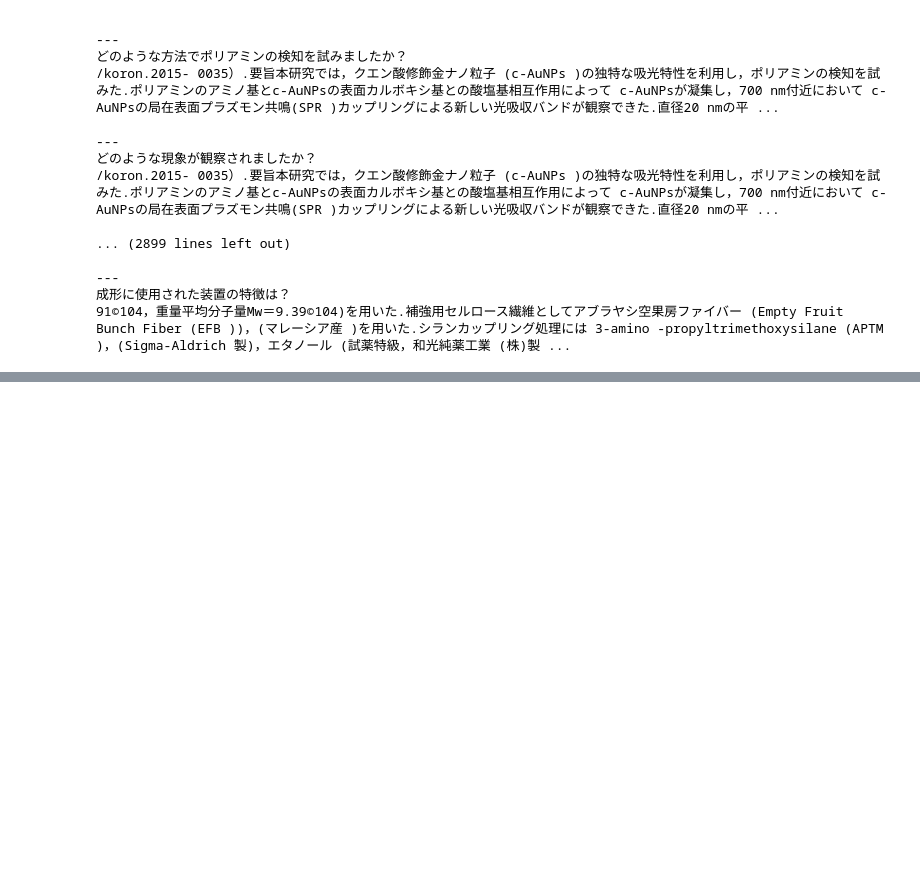
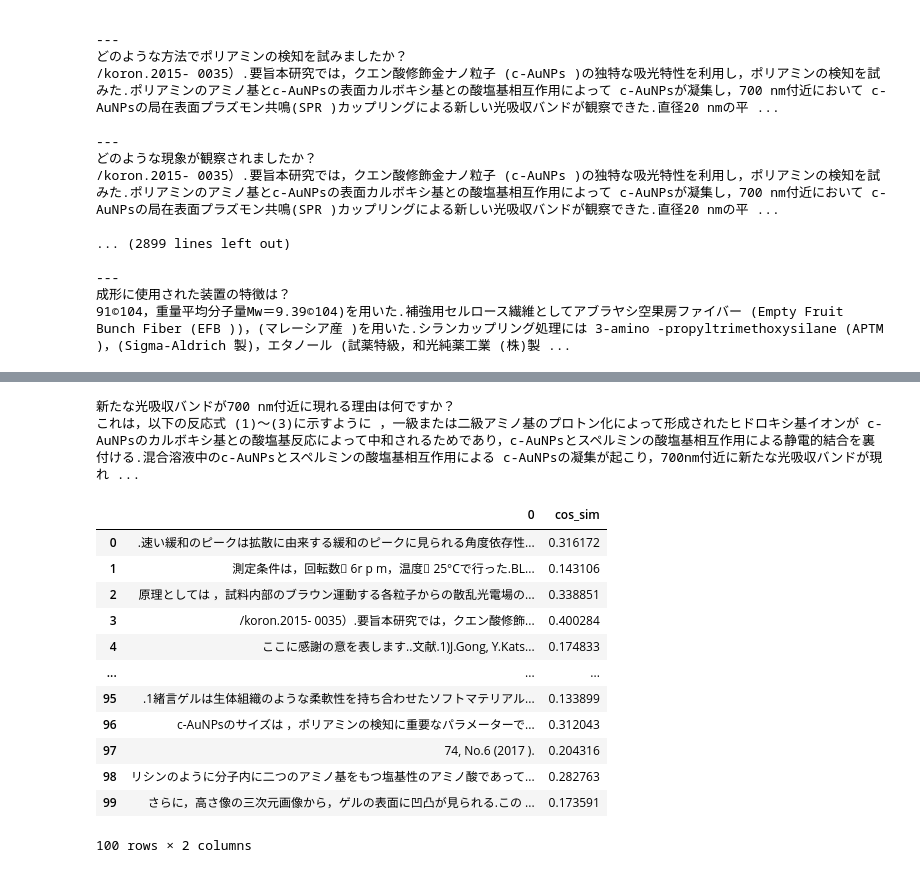
Before and after one commit to KanHatakeyama/HybridLLMBot, a Jupyter notebook: 0619qa_dataset.ipynb, the cells around one changed output, grey strips where cells are left out. Drawn from its saved outputs; the diff is of its cells as text; code cells hidden in the pictures; blank space fills up the shorter version.

Commit message:
sbert_train

```diff
--- a/0619qa_dataset.ipynb
+++ b/0619qa_dataset.ipynb
@@ -57 +57,46 @@ df[["Q","A"]]
 873 rows × 2 columns
+# %%
+from sentence_transformers import SentenceTransformer, SentencesDataset, InputExample, losses, models
+from sentence_transformers import SentenceTransformer, InputExample
+from torch.utils.data import DataLoader
+
+dataset=[(i,j) for i,j in zip(df["Q"],df["A"])]
+train_examples = [InputExample(texts=[i[0],i[1]], label=1.0) for i in dataset]
+train_dataloader = DataLoader(train_examples, shuffle=True, batch_size=16)
+# %%
+
+from sentence_transformers import SentenceTransformer, util
+q_id=2
+def check_similarity(q_id,model):
+    target_q=dataset[q_id][0]
+    answers=[i[1] for i in dataset][:100]
+    q_embeddings=model.encode(target_q)
+    a_embeddings=model.encode(answers)
+    cos_sim = util.cos_sim(q_embeddings, a_embeddings)[0]
+    print(target_q)
+    print(answers[q_id])
+    a_df=pd.DataFrame(answers)
+    a_df["cos_sim"]=cos_sim
+    a_df.sort_values("cos_sim",ascending=False)
+    return a_df
+# %%
+bert = models.Transformer('sonoisa/sentence-bert-base-ja-mean-tokens-v2')
+pooling = models.Pooling(bert.get_word_embedding_dimension())
+model = SentenceTransformer(modules=[bert, pooling])
+check_similarity(6,model)
+# %% [output]
+新たな光吸収バンドが700 nm付近に現れる理由は何ですか？
+これは，以下の反応式 (1)～(3)に示すように ，一級または二級アミノ基のプロトン化によって形成されたヒドロキシ基イオンが c-AuNPsのカルボキシ基との酸塩基反応によって中和されるためであり，c-AuNPsとスペルミンの酸塩基相互作用による静電的結合を裏付ける.混合溶液中のc-AuNPsとスペルミンの酸塩基相互作用による c-AuNPsの凝集が起こり，700nm付近に新たな光吸収バンドが現れ ...
+|  | 0 | cos_sim |
+| 0 | .速い緩和のピークは拡散に由来する緩和のピークに見られる角度依存性... | 0.316172 |
+| 1 | 測定条件は，回転数 6r p m，温度 25°Cで行った.BL... | 0.143106 |
+| 2 | 原理としては ，試料内部のブラウン運動する各粒子からの散乱光電場の... | 0.338851 |
+| 3 | /koron.2015- 0035）.要旨本研究では，クエン酸修飾... | 0.400284 |
+| 4 | ここに感謝の意を表します..文献.1)J.Gong, Y.Kats... | 0.174833 |
+| ... | ... | ... |
+| 95 | .1緒言ゲルは生体組織のような柔軟性を持ち合わせたソフトマテリアル... | 0.133899 |
+| 96 | c-AuNPsのサイズは ，ポリアミンの検知に重要なパラメーターで... | 0.312043 |
+| 97 | 74, No.6 (2017 ). | 0.204316 |
+| 98 | リシンのように分子内に二つのアミノ基をもつ塩基性のアミノ酸であって... | 0.282763 |
+| 99 | さらに，高さ像の三次元画像から，ゲルの表面に凹凸が見られる.この ... | 0.173591 |
+100 rows × 2 columns
```
Also changed, not shown: parts of 4 cells of this notebook.
